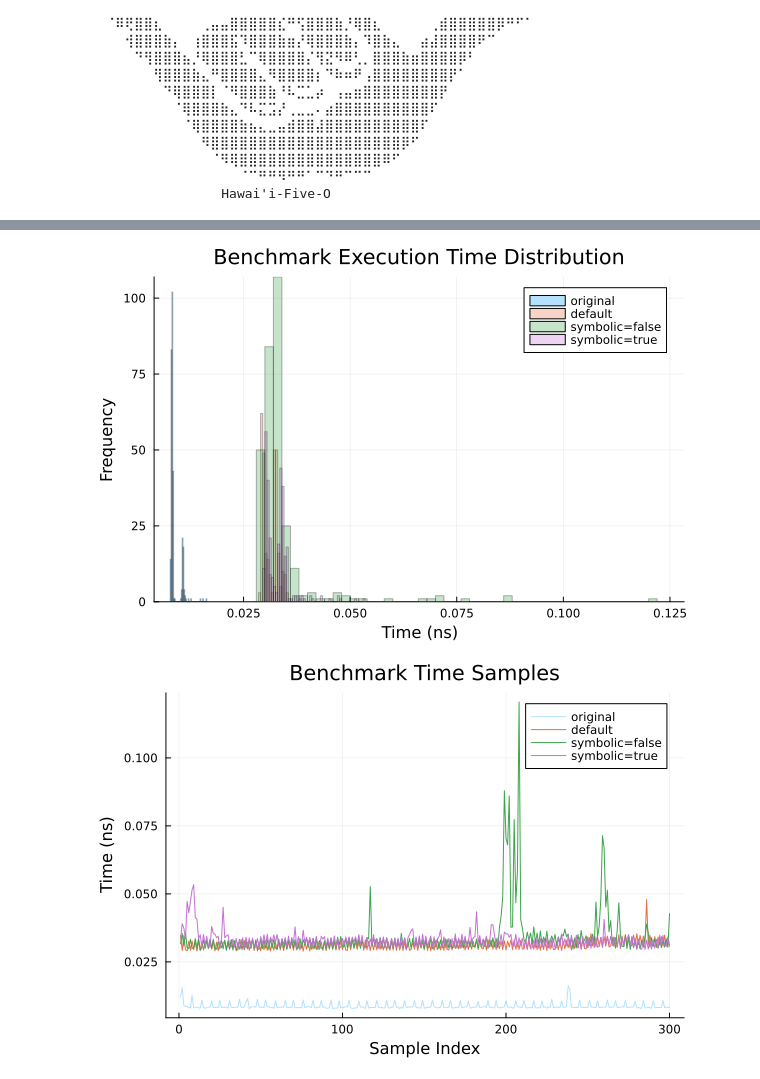
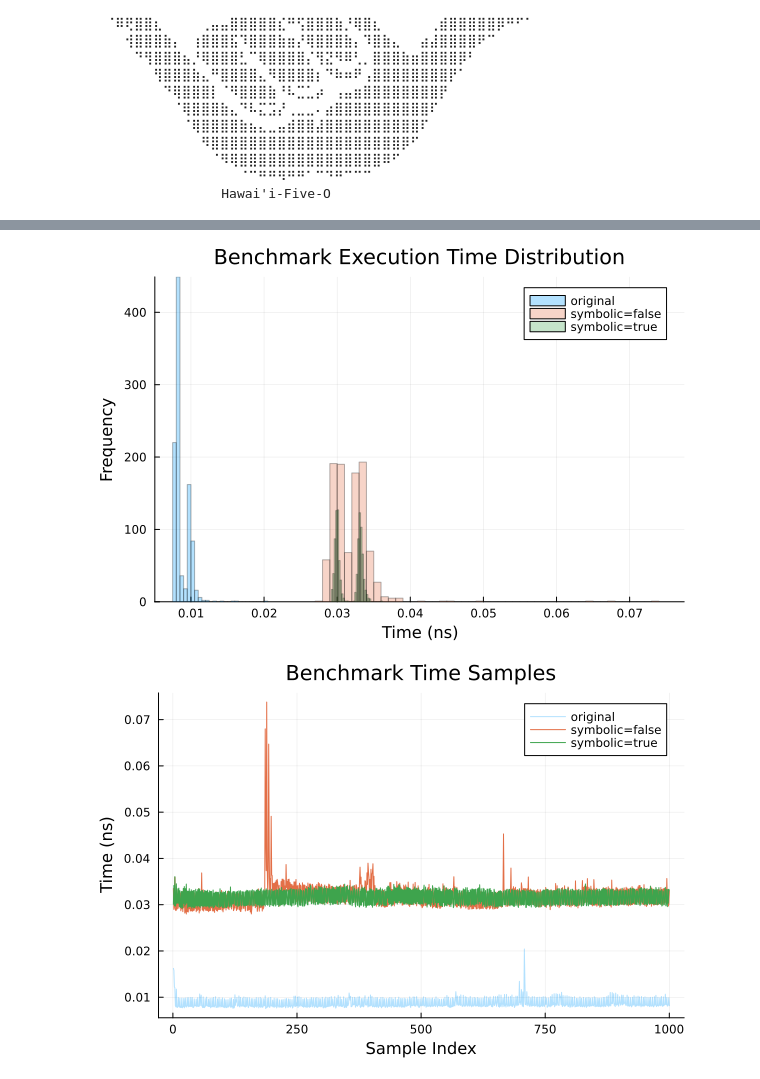
Before and after one commit to sungsik-kong/SymbolicQuartetNetworkCoal.jl, a Jupyter notebook: example/SymbolicQuartetNetworkCoal.ipynb, the cells around one changed output, grey strips where cells are left out. Cells and saved outputs as stored; diff of their text form; code cells hidden in the pictures.

```diff
--- a/example/SymbolicQuartetNetworkCoal.ipynb
+++ b/example/SymbolicQuartetNetworkCoal.ipynb
@@ -43,13 +43,12 @@ tip labels: C, A, G, H, ...
 # %%
-n = 500
+n = 1000
 times_o = [@elapsed network_expectedCF(net; showprogressbar=false) for _ in 1:n]
-times_a = [@elapsed network_expectedCF_formulas(net) for _ in 1:n]
 times_b = [@elapsed network_expectedCF_formulas(net, symbolic=false) for _ in 1:n]
 times_c = [@elapsed network_expectedCF_formulas(net, symbolic=true) for _ in 1:n]
 
 histogram(
-    [times_o, times_a, times_b, times_c],
-    label = ["original" "default" "symbolic=false" "symbolic=true"],
+    [times_o, times_b, times_c],
+    label = ["original" "symbolic=false" "symbolic=true"],
     xlabel = "Time (ns)",
     ylabel = "Frequency",
     title = "Benchmark Execution Time Distribution",
@@ -57,16 +56,15 @@ histogram(
     bins = 50
 )
 # %% [output]
-[figure, old version]
+[figure, new version]
 # %%
 plot(
     times_o, label="original",
     xlabel="Sample Index", ylabel="Time (ns)",
     title="Benchmark Time Samples",
     alpha=0.3
 )
-plot!(times_a, label="default")
 plot!(times_b, label="symbolic=false")
 plot!(times_c, label="symbolic=true")
 # %% [output]
-[figure, old version]
+[figure, new version]
```
Also changed, not shown: parts of 1 cell of this notebook, 3 other files.
